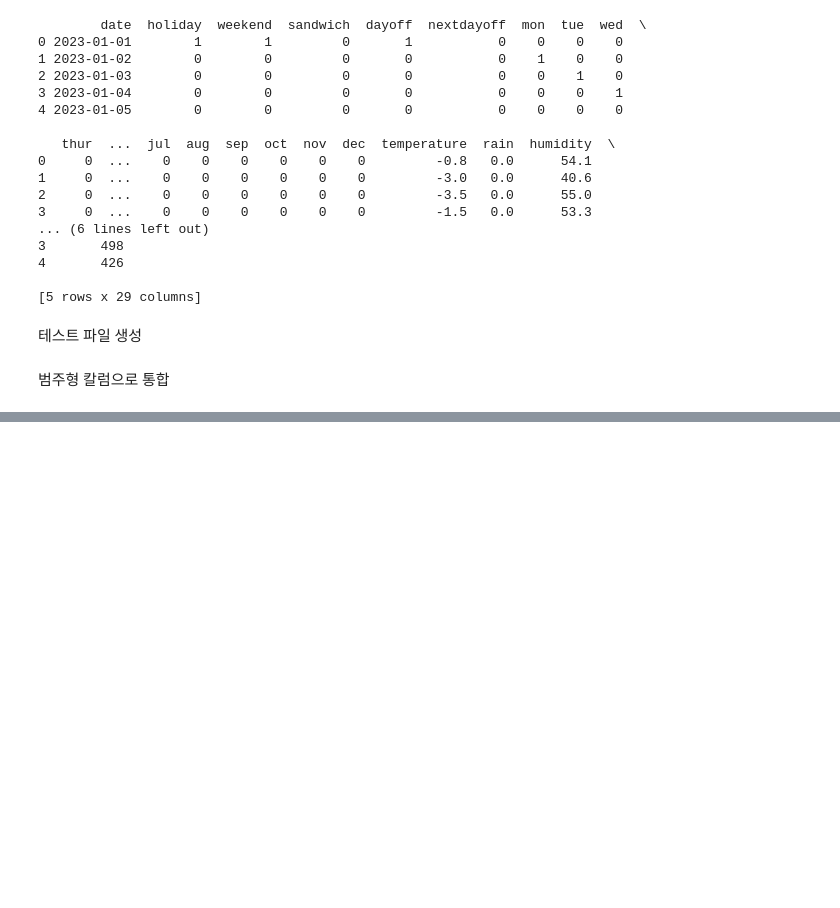
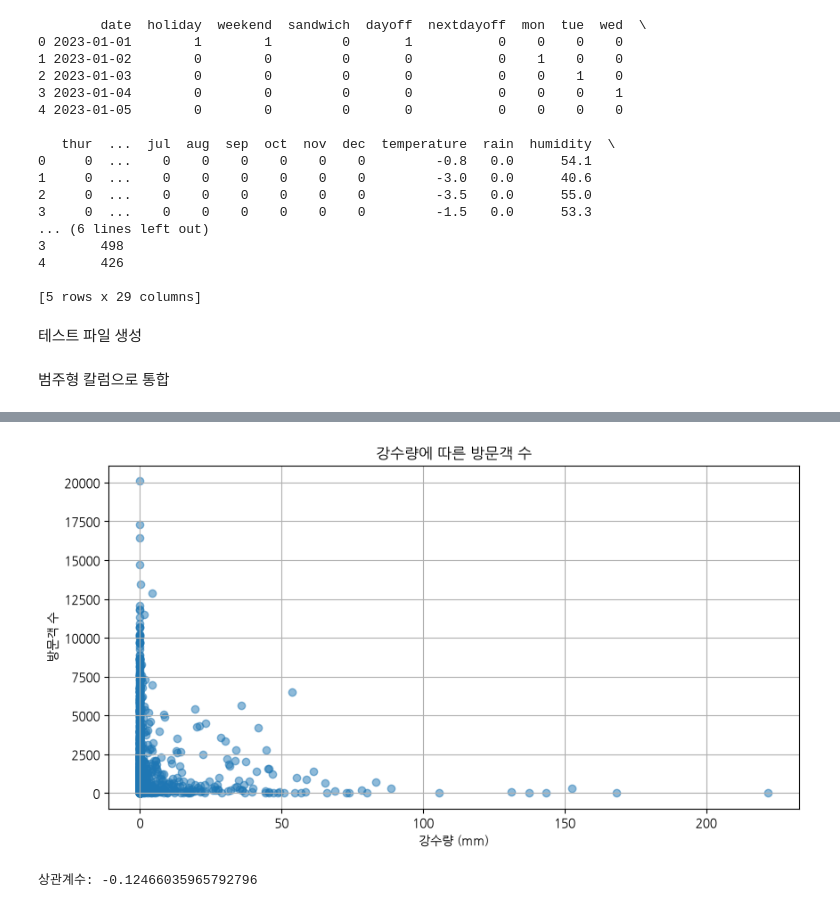
Before and after one commit to cmry9775/module_project-1-, a Jupyter notebook: project.ipynb, the cells around one changed output, grey strips where cells are left out. Saved outputs shown, nothing was run; the diff lists cells and outputs as text; code cells hidden in the pictures; blank space fills up the shorter version.

```diff
--- a/project.ipynb
+++ b/project.ipynb
@@ -938,0 +998,26 @@ for file in files:
+# %%
+import numpy as np
+import pandas as pd
+import matplotlib.pyplot as plt
+
+plt.rc('font', family='NanumGothic') # korean for plt
+plt.rc('axes', unicode_minus=False) # prevent minus error
+
+df = pd.read_csv('Oworld_rain.csv')
+
+plt.figure(figsize=(10, 5))
+plt.scatter(df['rain'], df['visitors'], alpha=0.5)
+
+#z = np.polyfit(df['rain'], df['visitors'], 1)
+#plt.plot(df['rain'], z[0] * df['rain'] + z[1])
+
+plt.xlabel('강수량 (mm)')
+plt.ylabel('방문객 수')
+plt.title('강수량에 따른 방문객 수')
+plt.grid()
+plt.show()
+
+print('상관계수:', df['rain'].corr(df['visitors']))
+# %% [output]
+[figure, added]
+상관계수: -0.12466035965792796
```
Also changed, not shown: parts of 5 cells of this notebook, 5 other files.
